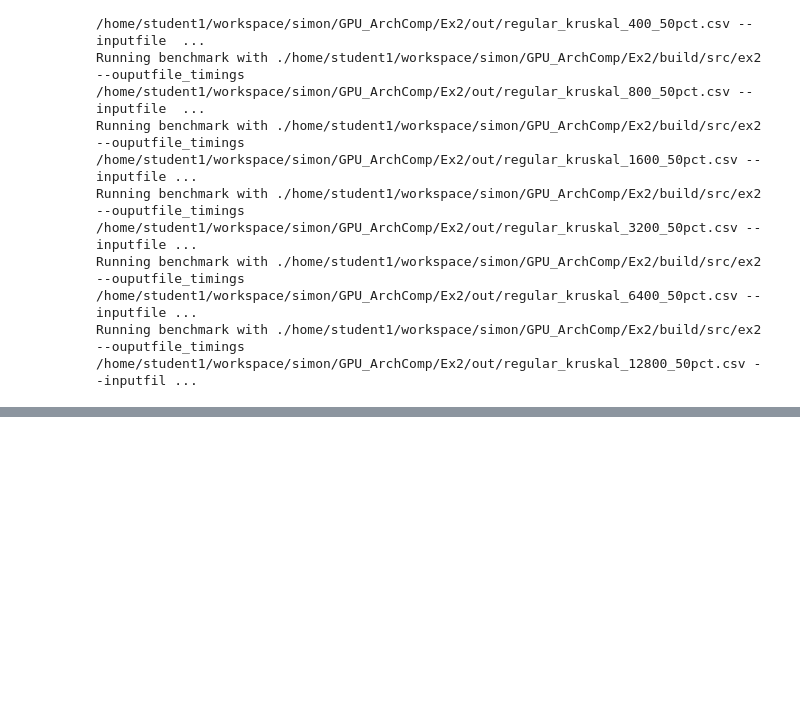
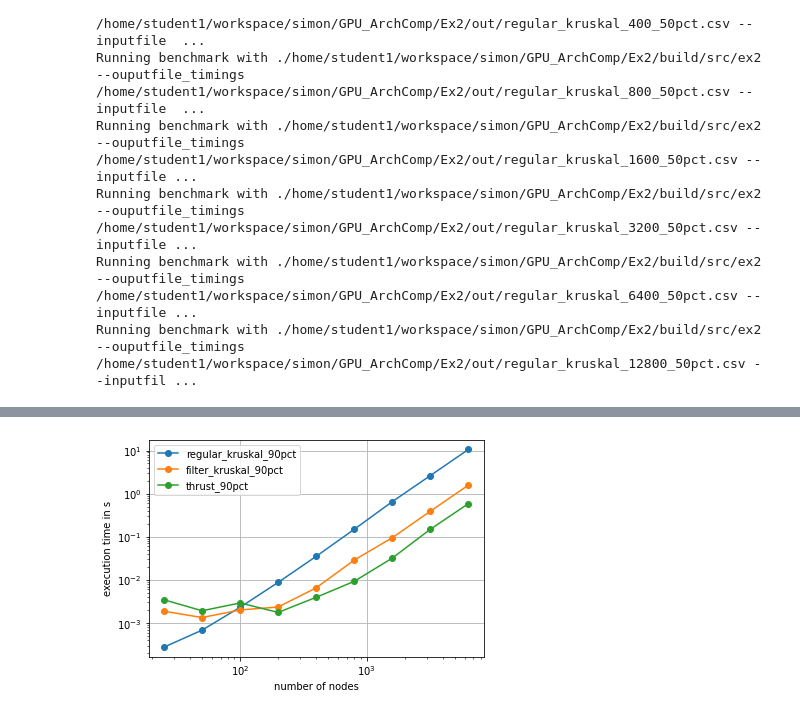
Before and after one commit to hitimr/GPU_ArchComp, a Jupyter notebook: Ex2/scripts/kruskal_benchmark.ipynb, the cells around one changed output, grey strips where cells are left out. Saved outputs shown, nothing was run; the diff lists cells and outputs as text; code cells hidden in the pictures; blank space fills up the shorter version.

```diff
--- a/Ex2/scripts/kruskal_benchmark.ipynb
+++ b/Ex2/scripts/kruskal_benchmark.ipynb
@@ -152,3 +289,5 @@ Running benchmark with ./home/student1/workspace/simon/GPU_ArchComp/Ex2/build/sr
 Running benchmark with ./home/student1/workspace/simon/GPU_ArchComp/Ex2/build/src/ex2 --ouputfile_timings /home/student1/workspace/simon/GPU_ArchComp/Ex2/out/filter_kruskal_3200_50pct.csv --inputfile  ...
 Running benchmark with ./home/student1/workspace/simon/GPU_ArchComp/Ex2/build/src/ex2 --ouputfile_timings /home/student1/workspace/simon/GPU_ArchComp/Ex2/out/filter_kruskal_6400_50pct.csv --inputfile  ...
 Running benchmark with ./home/student1/workspace/simon/GPU_ArchComp/Ex2/build/src/ex2 --ouputfile_timings /home/student1/workspace/simon/GPU_ArchComp/Ex2/out/filter_kruskal_12800_50pct.csv --inputfile ...
+# %%
+do_benchmark_runs(filter_kruskal_runs_d90)
@@ -164,3 +325,5 @@ Running benchmark with ./home/student1/workspace/simon/GPU_ArchComp/Ex2/build/sr
 Running benchmark with ./home/student1/workspace/simon/GPU_ArchComp/Ex2/build/src/ex2 --ouputfile_timings /home/student1/workspace/simon/GPU_ArchComp/Ex2/out/regular_kruskal_3200_50pct.csv --inputfile ...
 Running benchmark with ./home/student1/workspace/simon/GPU_ArchComp/Ex2/build/src/ex2 --ouputfile_timings /home/student1/workspace/simon/GPU_ArchComp/Ex2/out/regular_kruskal_6400_50pct.csv --inputfile ...
 Running benchmark with ./home/student1/workspace/simon/GPU_ArchComp/Ex2/build/src/ex2 --ouputfile_timings /home/student1/workspace/simon/GPU_ArchComp/Ex2/out/regular_kruskal_12800_50pct.csv --inputfil ...
+# %%
+do_benchmark_runs(regular_kruskal_runs_d90)
@@ -166,0 +364,2 @@ Running benchmark with ./home/student1/workspace/simon/GPU_ArchComp/Ex2/build/sr
+# %%
+do_benchmark_runs(thrust_runs_d90)
@@ -171,0 +386,5 @@ plt.savefig(common.OUT_DIR / "lines1.png", dpi=200)
+# %%
+plot_lines(regular_kruskal_runs_d90 + filter_kruskal_runs_d90 + thrust_runs_d90)
+plt.savefig(common.OUT_DIR / "lines1.png", dpi=200)
+# %% [output]
+[figure, added]
```
Also changed, not shown: parts of 17 cells of this notebook, 1 other file.
